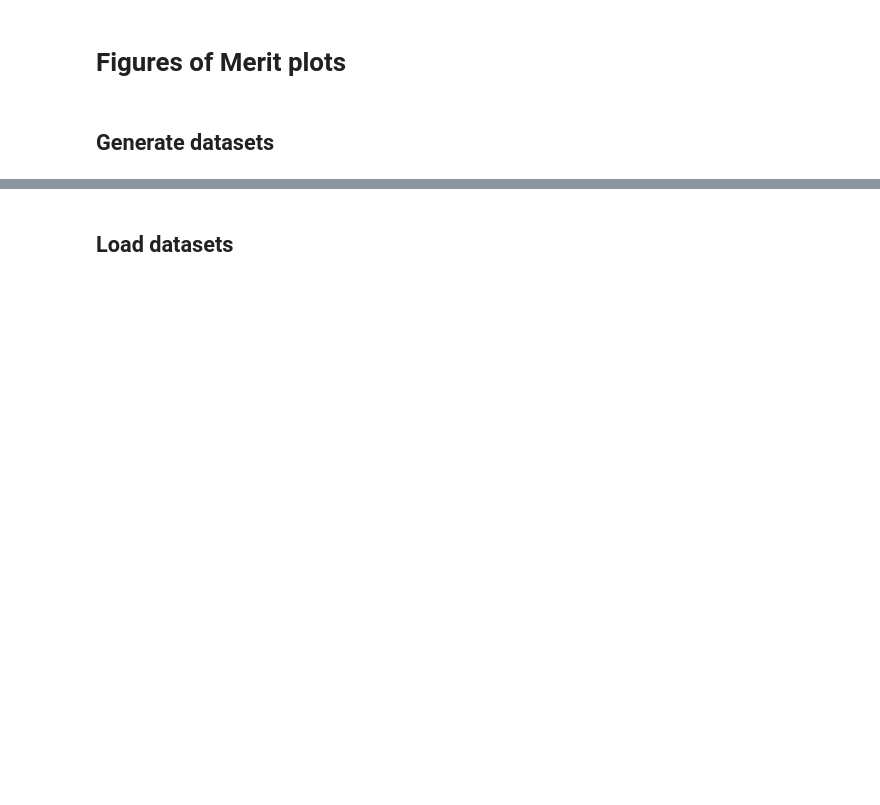
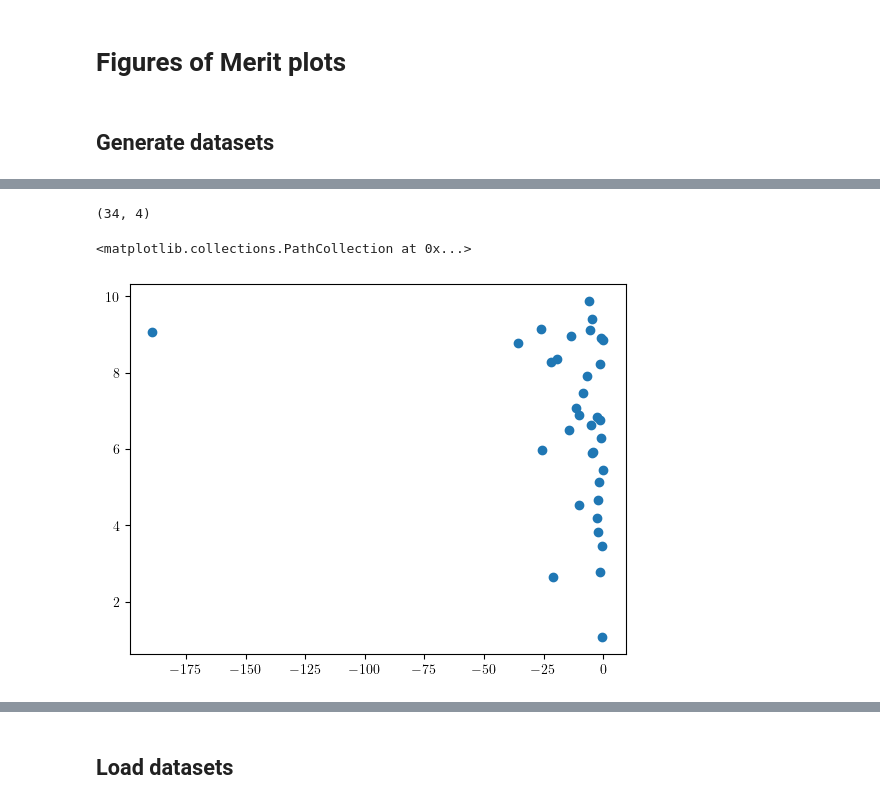
Before and after one commit to Emanuel-Schwarzhans/Quantum-detectors-as-autonomous-machines-assessing-the-thermodynamics-of-information-acquisit-co, a Jupyter notebook: thermal_single_photon_activation_amplification.ipynb, the cells around one changed output, grey strips where cells are left out. Cells and saved outputs as stored; diff of their text form; code cells hidden in the pictures; blank space fills up the shorter version.

```diff
--- a/thermal_single_photon_activation_amplification.ipynb
+++ b/thermal_single_photon_activation_amplification.ipynb
@@ -194,0 +261,40 @@ qsave(FOM_Emax_list,"FOM_Emax_list")
+# %%
+#Sampling ranges
+d_range=[3,25]
+R_B_range=[0.01,1]
+T_H_range=[0.01,10]
+T_C_range=[0.01,10]
+
+
+
+
+#Generate samples of variables
+sampler=LatinHypercube(4)
+samples=np.array(sampler.random(n=300))
+
+#scale d and make d integers
+d_scaled_samples=np.floor(scale(samples,[d_range[0]],[d_range[1]+1])).astype(int)[:,0]
+#scale other variables
+RB_TH_TC_scaled_samples = scale(samples[:,1:], [R_B_range[0],T_H_range[0],T_C_range[0]],[R_B_range[1],T_H_range[1],T_C_range[1]])
+
+#combine
+scaled_samples=np.column_stack((d_scaled_samples,RB_TH_TC_scaled_samples))
+
+#implementing sampling constraint for temperature
+filtered_samples = scaled_samples[0.3/1.3*scaled_samples[:, 2] >= scaled_samples[:, 3]]
+
+print(filtered_samples.shape)
+
+# plt.scatter(filtered_samples[:,2],filtered_samples[:,3])
+# plt.scatter(filtered_samples[:,3],get_virtual_temp(
+#     filtered_samples[:,2],
+#     filtered_samples[:,3],
+#     (e_max+e_s)/(filtered_samples[:,0]-2)*1.3,
+#     (e_max+e_s)/(filtered_samples[:,0]-2)*0.3))
+
+# plt.scatter((e_max+e_s)/(filtered_samples[:,0]-2)/((e_max+e_s)/(filtered_samples[:,0]-2)*1.3/filtered_samples[:,2]-(e_max+e_s)/(filtered_samples[:,0]-2)*0.3/filtered_samples[:,3]), filtered_samples[:,2])
+plt.scatter(get_virtual_temp(filtered_samples[:,2],filtered_samples[:,3],(e_max+e_s)/(filtered_samples[:,0]-2),0.3*(e_max+e_s)/(filtered_samples[:,0]-2)), filtered_samples[:,2])
+# %% [output]
+(34, 4)
+<matplotlib.collections.PathCollection at 0x...>
+[figure, added]
```
Also changed, not shown: parts of 11 cells of this notebook, 6 other files.
